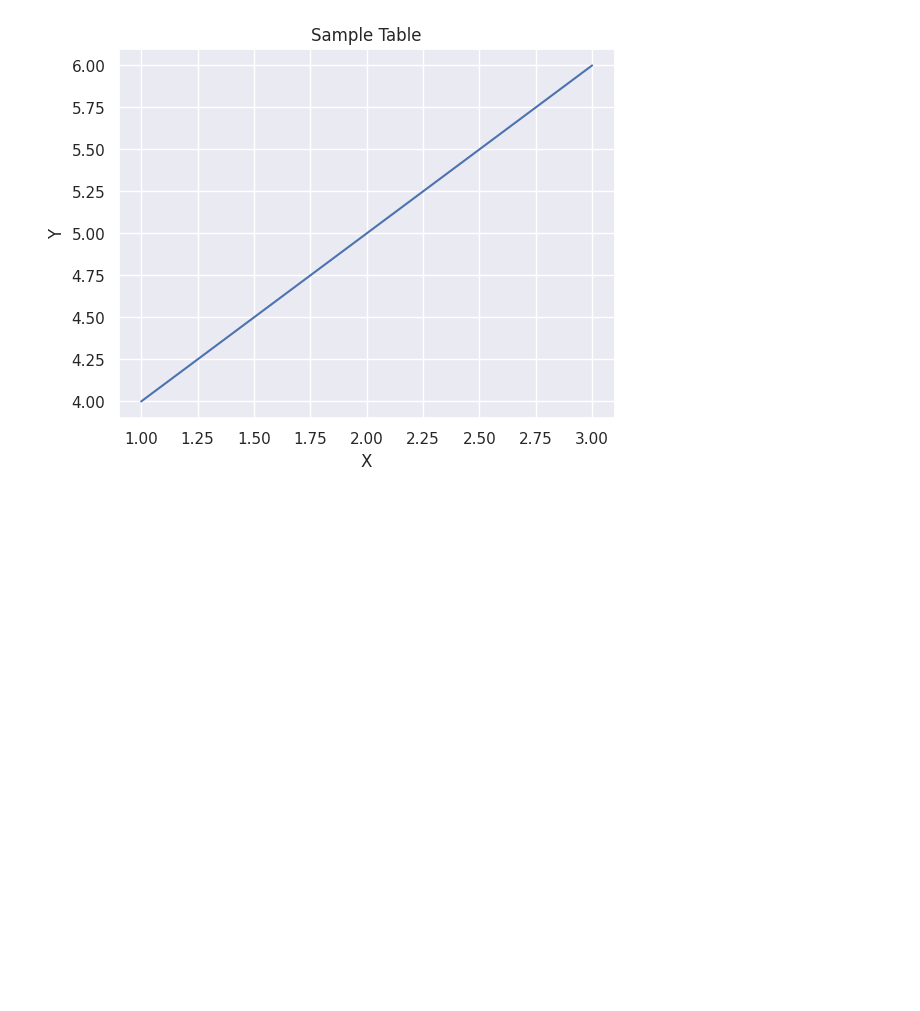
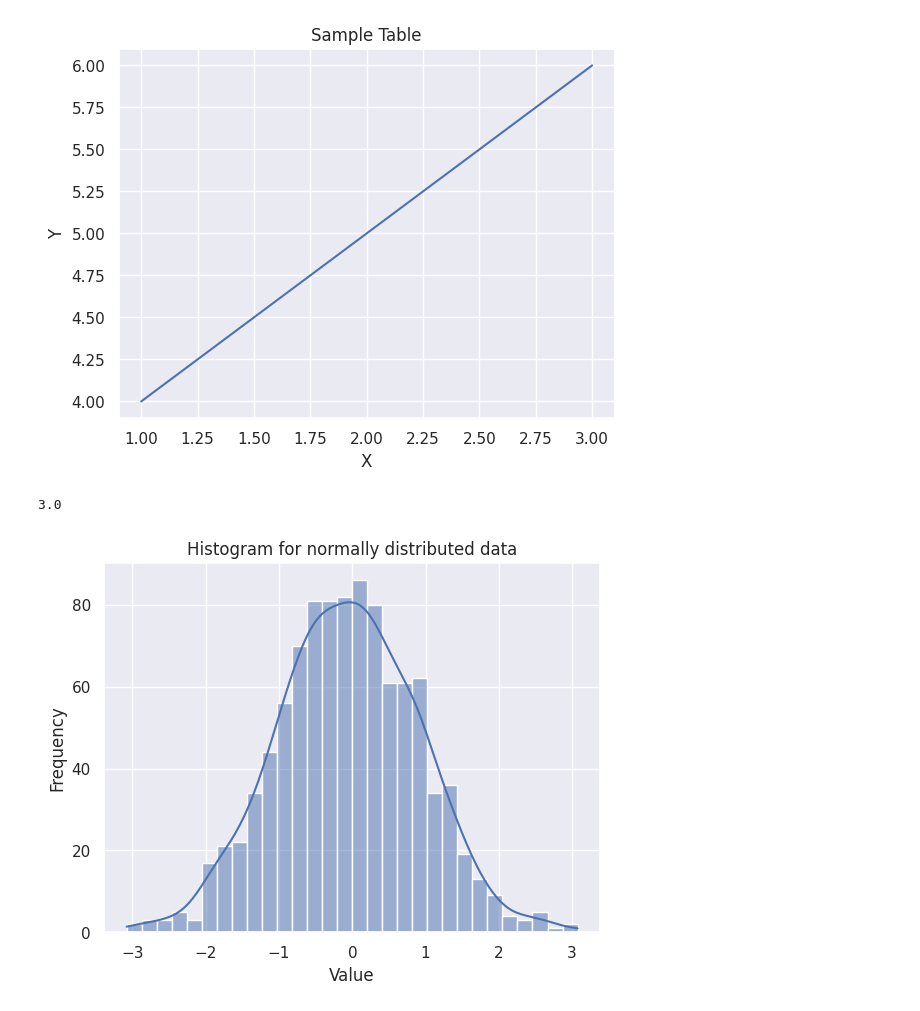
Before and after one commit to Tolegithub7/ml_labs, a Jupyter notebook: Navie_Bayes.ipynb, the cells around one changed output. Saved outputs shown, nothing was run; the diff lists cells and outputs as text; code cells hidden in the pictures; blank space fills up the shorter version.

```diff
--- a/Navie_Bayes.ipynb
+++ b/Navie_Bayes.ipynb
@@ -13,3 +13,17 @@ plt.ylabel('Y')
 plt.show()
 # %% [output]
 [figure]
+# %%
+arr = np.array([1,2,3,4,5])
+print(np.mean(arr))
+# %% [output]
+3.0
+# %%
+data = np.random.normal(loc=0, scale=1, size=1000)
+sns.histplot(data, bins=30, kde=True)
+plt.title("Histogram for normally distributed data")
+plt.xlabel("Value")
+plt.ylabel("Frequency")
+plt.show()
+# %% [output]
+[figure, added]
```
